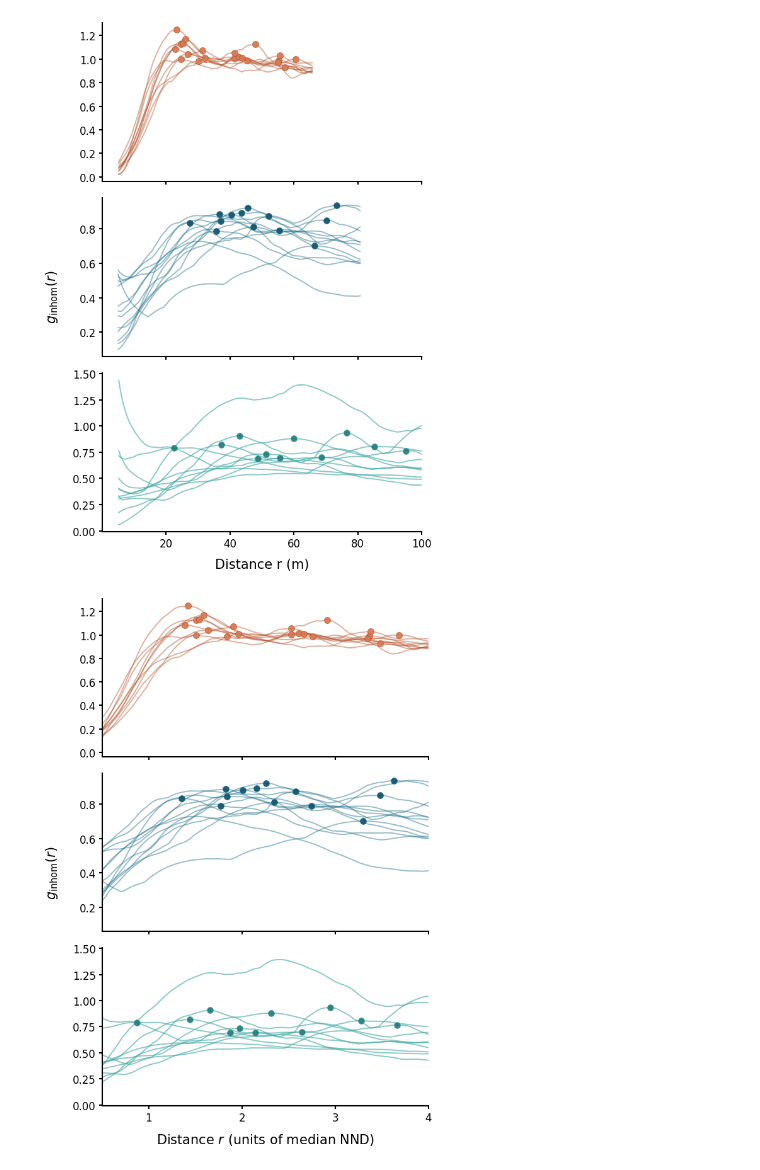
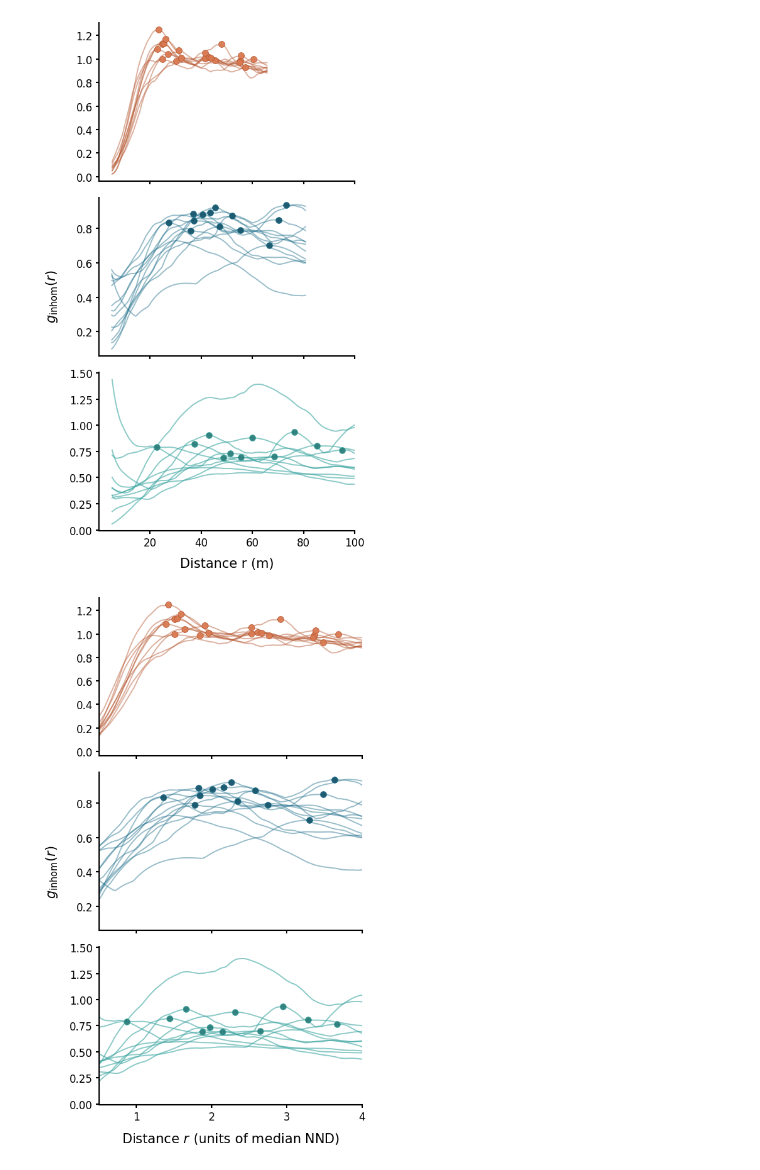
Before and after one commit to ruthviksp/territory_geometry, a Jupyter notebook: plot_pcf.ipynb, the cells around one changed output. Drawn from its saved outputs; the diff is of its cells as text; code cells hidden in the pictures.

```diff
--- a/plot_pcf.ipynb
+++ b/plot_pcf.ipynb
@@ -26,41 +26,41 @@ point_cols = {'Tal Chhapar': '#D97A52', 'Velavadar Lek 1': '#15556B', 'Velavadar
 lek_labels_ordered = pcf_all['lek_id'].cat.categories.tolist()
 # %%
 ## PCF curves with detected peaks on metric scale
-fig, axes = plt.subplots(len(lek_labels), 1, figsize=(6, 9), sharex=True)
+fig, axes = plt.subplots(len(lek_labels), 1, figsize=(5, 9), sharex=True)
 
 for ax, lek in zip(axes, lek_labels_ordered):
     sub_all = pcf_all.loc[(pcf_all['lek_id'] == lek)]
     sub_peaks = peaks.loc[(peaks['lek_id'] == lek)]
 
     for _, gdat in sub_all.groupby('date'):
         ax.plot(gdat['r'], gdat['g'], linewidth=1.4,
                 alpha=0.45 if lek != 'Velavadar Lek 2' else 0.6, color=fill_cols[lek])
 
     scaling_factor = np.unique(sub_all.loc[sub_all['lek_id'] == np.unique(sub_peaks['lek_id'])[0], 'ref_median_nn'])[0]
     ax.scatter(sub_peaks['r_peak'], sub_peaks['g_peak'], s=50, color=point_cols[lek],
                edgecolor=fill_cols[lek], linewidth=0.6, alpha=0.95, zorder=3)
 
     ax.spines['top'].set_visible(False)
     ax.spines['right'].set_visible(False)
     ax.spines['left'].set_linewidth(1.5)
     ax.spines['bottom'].set_linewidth(1.5)
     ax.tick_params(axis='both', which='major', labelsize=12, width=1.5)
 
 for ax in axes:
     ax.set_xticks([20, 40, 60, 80, 100])
     ax.set_xlim(0, 100)
 
 axes[-1].set_xlabel('Distance r (m)', fontsize=15, labelpad=10)
 fig.text(-0.05, 0.5, r'$g_{\mathrm{inhom}}(r)$',fontsize=15, va='center', rotation='vertical')
 
 plt.tight_layout()
 
 plt.savefig(out_dir/'plot_pcf_curves.png', dpi=300, bbox_inches='tight')
 # %% [output]
-[figure, old version]
+[figure, new version]
 # %%
 ## PCF curves with detected peaks on NND scale
-fig, axes = plt.subplots(len(lek_labels), 1, figsize=(6, 9), sharex=True)
+fig, axes = plt.subplots(len(lek_labels), 1, figsize=(5, 9), sharex=True)
 
 for ax, lek in zip(axes, lek_labels_ordered):
     sub_all = pcf_all.loc[(pcf_all['lek_id'] == lek)]
@@ -91,7 +91,7 @@ plt.tight_layout()
 
 plt.savefig(out_dir/'plot_pcf_curves_rescaled.png', dpi=300, bbox_inches='tight')
 # %% [output]
-[figure, old version]
+[figure, new version]
 # %%
 # One row per lek × date
 peaks_npeaks = (peaks[['lek_id', 'date', 'n_peaks']].drop_duplicates())
```
Also changed, not shown: parts of 2 cells of this notebook, 9 other files.
